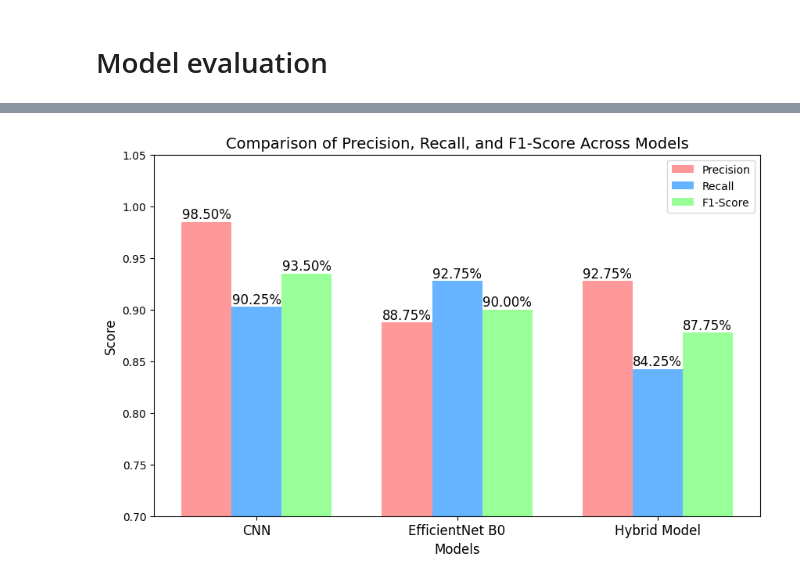
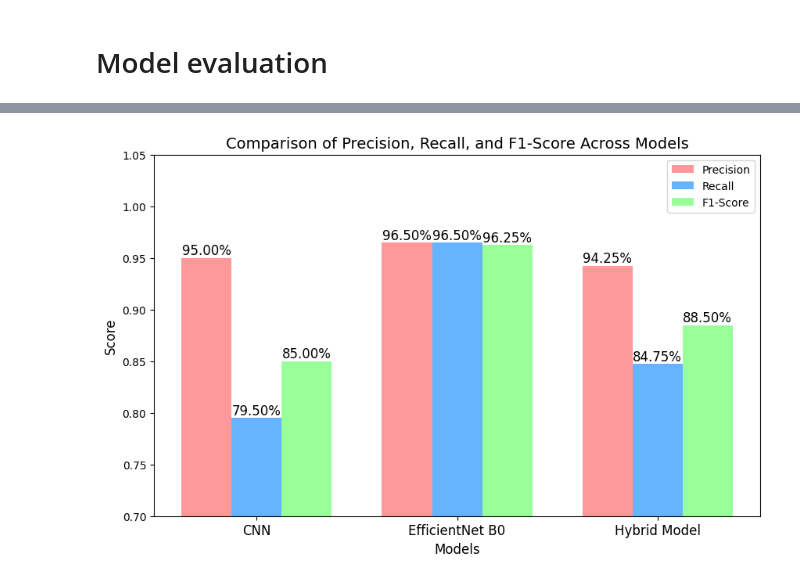
Before and after one commit to OluwatobaAdeoye/EARLY-STAGE-PREDICTION-OF-ALZHEMIER-S-DISEASE-USING-DEEP-LEARNING-ON-STRUCTURAL-MRI-DATA, a Jupyter notebook: Alzheimer_Project_(code).ipynb, the cells around one changed output, grey strips where cells are left out. Drawn from its saved outputs; the diff is of its cells as text; code cells hidden in the pictures.

```diff
--- a/Alzheimer_Project_(code).ipynb
+++ b/Alzheimer_Project_(code).ipynb
@@ -1188,59 +1135,57 @@ Found 640 files belonging to 4 classes.
 # %%
-# Re-import necessary libraries since execution state was reset
-import numpy as np
-import matplotlib.pyplot as plt
 
-# Redefine data after execution reset
+
+# define data
 models = ["CNN", "EfficientNet B0", "Hybrid Model"]
 
 cnn = {
-    "precision": [0.98, 1.00, 0.98, 0.98],
-    "recall": [0.98,0.67, 0.98, 0.98],
-    "f1-score": [0.98, 0.80, 0.98, 0.98],
+    "precision": [0.97, 1.00, 0.98, 0.85],
+    "recall": [0.77, 0.50, 0.93, 0.98],
+    "f1-score": [0.86, 0.67, 0.96, 0.91],
 }
 
 efficient_net_bo = {
-    "precision": [0.94, 0.75, 0.88, 0.98],
-    "recall": [0.91, 1.00, 1.00, 0.80],
-    "f1-score": [0.93, 0.86, 0.93, 0.88],
+    "precision": [0.94,1.00, 0.93, 0.99],
+    "recall": [0.99, 1.00, 0.99, 0.88],
+    "f1-score": [0.96, 1.00, 0.96, 0.93],
 }
 
 hybrid_model = {
-    "precision": [0.92, 1.00, 0.93, 0.86],
-    "recall": [0.88, 0.67, 0.92, 0.90],
-    "f1-score": [0.90, 0.80, 0.93, 0.88],
+    "precision": [0.95, 1.00, 0.94, 0.88],
+    "recall": [0.86, 0.67, 0.94, 0.92],
+    "f1-score": [0.90, 0.80, 0.94, 0.90],
 }
 
 # Compute average scores for each model
 precision_scores = [np.mean(cnn["precision"]), np.mean(efficient_net_bo["precision"]), np.mean(hybrid_model["precision"])]
 recall_scores = [np.mean(cnn["recall"]), np.mean(efficient_net_bo["recall"]), np.mean(hybrid_model["recall"])]
 f1_scores = [np.mean(cnn["f1-score"]), np.mean(efficient_net_bo["f1-score"]), np.mean(hybrid_model["f1-score"])]
 
 # Plot settings
 x = np.arange(len(models))
 width = 0.25
 
 fig, ax = plt.subplots(figsize=(10, 6))
 bars1 = ax.bar(x - width, precision_scores, width, label="Precision", color="#FF9999")
 bars2 = ax.bar(x, recall_scores, width, label="Recall", color="#66B3FF")
 bars3 = ax.bar(x + width, f1_scores, width, label="F1-Score", color="#99FF99")
 
 # Adding values on top of bars
 for bars in [bars1, bars2, bars3]:
     for bar in bars:
         height = bar.get_height()
         ax.text(bar.get_x() + bar.get_width()/2, height, f"{height:.2%}", ha='center', va='bottom', fontsize=12)
 
 # Labels and formatting
 ax.set_xlabel("Models", fontsize=12)
 ax.set_ylabel("Score", fontsize=12)
 ax.set_title("Comparison of Precision, Recall, and F1-Score Across Models", fontsize=14)
 ax.set_xticks(x)
 ax.set_xticklabels(models, fontsize=12)
 ax.set_ylim(0.7, 1.05)
 ax.legend()
 
 plt.show()
 # %% [output]
-[figure, old version]
+[figure, new version]
 # %%
```
Also changed, not shown: parts of 38 cells of this notebook.
